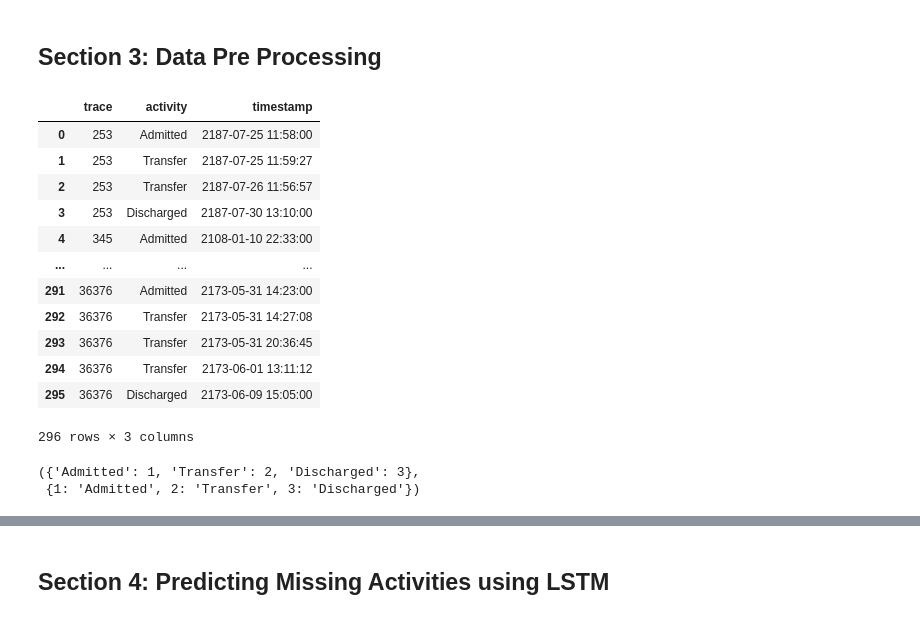
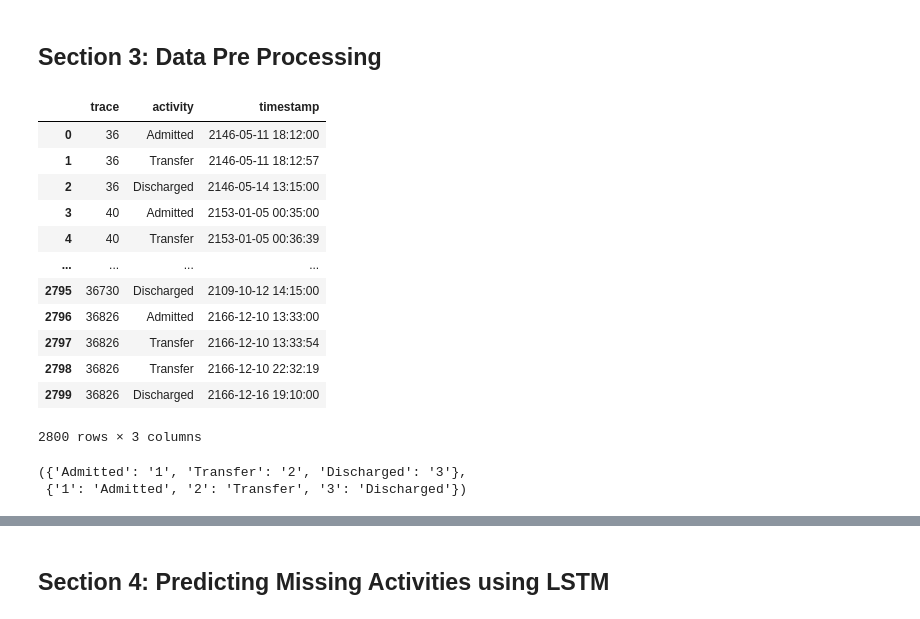
Before and after one commit to adamzbikowski/Process-Mining-Dissertation, a Jupyter notebook: pipeline.ipynb, the cells around one changed output, grey strips where cells are left out. Saved outputs shown, nothing was run; the diff lists cells and outputs as text; code cells hidden in the pictures.

```diff
--- a/pipeline.ipynb
+++ b/pipeline.ipynb
@@ -131,49 +125,49 @@ pm.view_petri_net(net, im, fm)
 # %%
 from pandas.core.window.ewm import partial
 import random
 # select the first 100 cases to test the LSTM methodology
 # lets first add a trace column to the event_log
 event_log['trace'] = event_log.groupby(['patient']).ngroup()
 
 # we can now select 100 random traces,
 # this will be repeated with a a larger number of traces
 # lets first initialise a random seed
 random.seed(9)
-num_traces = 100
+num_traces = 1000
 random_traces = []
 
 for i in range(0,num_traces):
   random_traces.append(random.randrange(0,n_cases))
 
 df = event_log[event_log['trace'].isin(random_traces)]
 partial_el = df[['trace', 'activity', 'timestamp' ]].reset_index(drop=True)
 partial_el
 # %% [output]
 |  | trace | activity | timestamp |
-| 0 | 253 | Admitted | 2187-07-25 11:58:00 |
-| 1 | 253 | Transfer | 2187-07-25 11:59:27 |
-| 2 | 253 | Transfer | 2187-07-26 11:56:57 |
-| 3 | 253 | Discharged | 2187-07-30 13:10:00 |
-| 4 | 345 | Admitted | 2108-01-10 22:33:00 |
+| 0 | 36 | Admitted | 2146-05-11 18:12:00 |
+| 1 | 36 | Transfer | 2146-05-11 18:12:57 |
+| 2 | 36 | Discharged | 2146-05-14 13:15:00 |
+| 3 | 40 | Admitted | 2153-01-05 00:35:00 |
+| 4 | 40 | Transfer | 2153-01-05 00:36:39 |
 | ... | ... | ... | ... |
-| 291 | 36376 | Admitted | 2173-05-31 14:23:00 |
-| 292 | 36376 | Transfer | 2173-05-31 14:27:08 |
-| 293 | 36376 | Transfer | 2173-05-31 20:36:45 |
-| 294 | 36376 | Transfer | 2173-06-01 13:11:12 |
-| 295 | 36376 | Discharged | 2173-06-09 15:05:00 |
+| 2795 | 36730 | Discharged | 2109-10-12 14:15:00 |
+| 2796 | 36826 | Admitted | 2166-12-10 13:33:00 |
+| 2797 | 36826 | Transfer | 2166-12-10 13:33:54 |
+| 2798 | 36826 | Transfer | 2166-12-10 22:32:19 |
+| 2799 | 36826 | Discharged | 2166-12-16 19:10:00 |
-296 rows × 3 columns
+2800 rows × 3 columns
 # %%
 # lets represent each activity using a statically defined number
 # this will prevent the need for using an embedding layer when traing the LSTM
 unique_activities = partial_el['activity'].unique()
-encode_activity = {unique_activities[i-1] : i for i in range(1,len(unique_activities)+1)}
+encode_activity = {unique_activities[i-1] : f'{i}' for i in range(1,len(unique_activities)+1)}
 
 # lets also create a second dictionary that will be used to decode predicted activities
-decode_activity = {i : unique_activities[i-1] for i in range(1, len(unique_activities)+ 1)}
+decode_activity = {f'{i}' : unique_activities[i-1] for i in range(1, len(unique_activities)+ 1)}
 encode_activity, decode_activity
 # %% [output]
-({'Admitted': 1, 'Transfer': 2, 'Discharged': 3},
- {1: 'Admitted', 2: 'Transfer', 3: 'Discharged'})
+({'Admitted': '1', 'Transfer': '2', 'Discharged': '3'},
+ {'1': 'Admitted', '2': 'Transfer', '3': 'Discharged'})
 # %%
 import numpy as np
 # create a new labeled data frame
```
Also changed, not shown: parts of 17 cells of this notebook.
